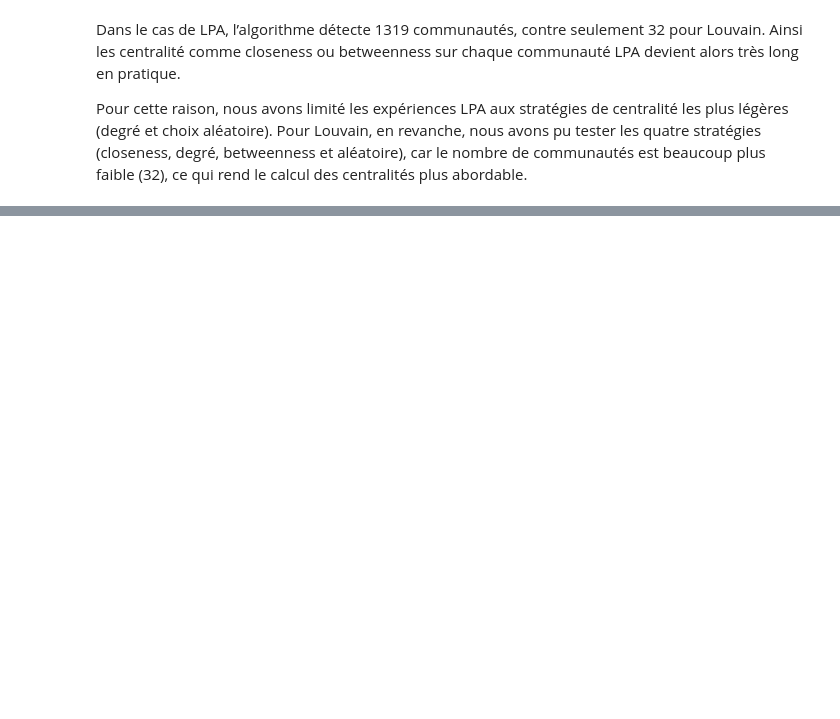
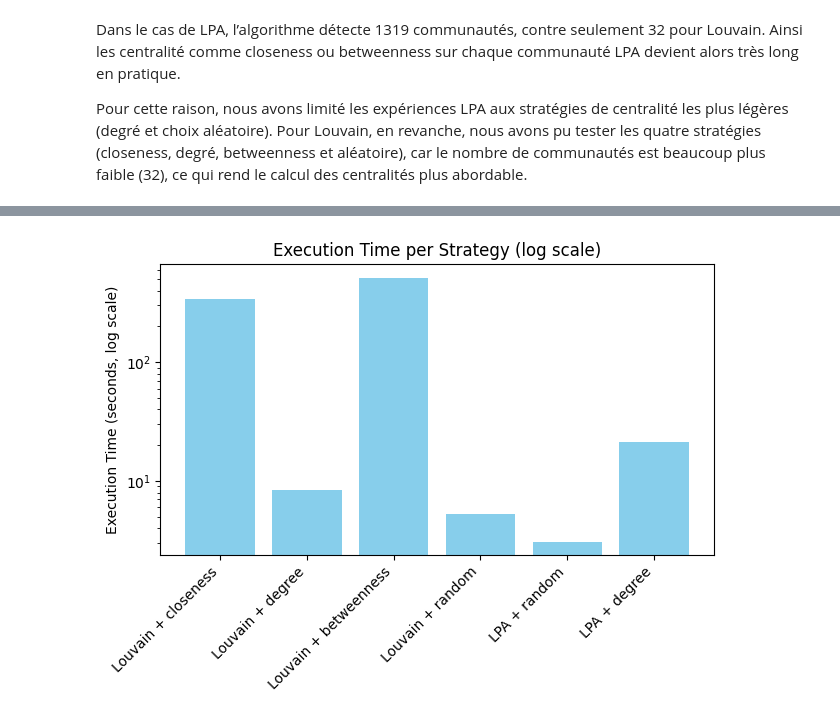
Before and after one commit to AnthonyGlaude/IFT599_TP1, a Jupyter notebook: budget.ipynb, the cells around one changed output, grey strips where cells are left out. Cells and saved outputs as stored; diff of their text form; code cells hidden in the pictures; blank space fills up the shorter version.

```diff
--- a/budget.ipynb
+++ b/budget.ipynb
@@ -305,0 +357,17 @@ plt.show()
+# %%
+# === Execution Time per Strategy ===
+plt.figure()
+plt.bar(
+    df_results["scenario"],
+    df_results["temps_execution"],
+    color="skyblue"
+)
+
+plt.yscale("log")
+plt.title("Execution Time per Strategy (log scale)")
+plt.ylabel("Execution Time (seconds, log scale)")
+plt.xticks(rotation=45, ha="right")
+plt.tight_layout()
+plt.show()
+# %% [output]
+[figure, added]
```
Also changed, not shown: parts of 10 cells of this notebook.
